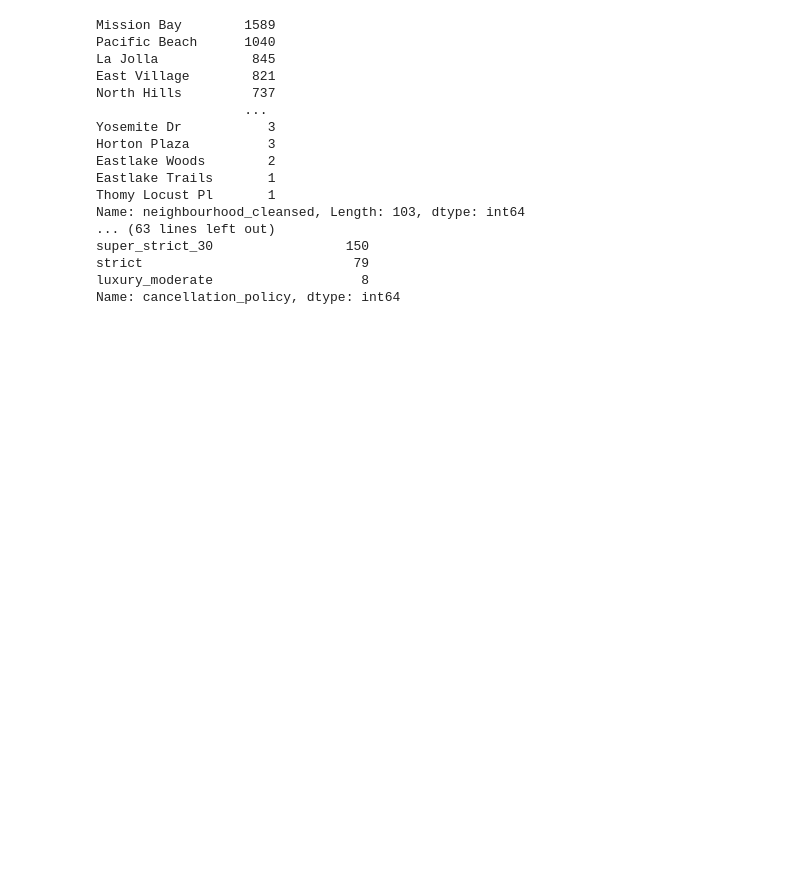
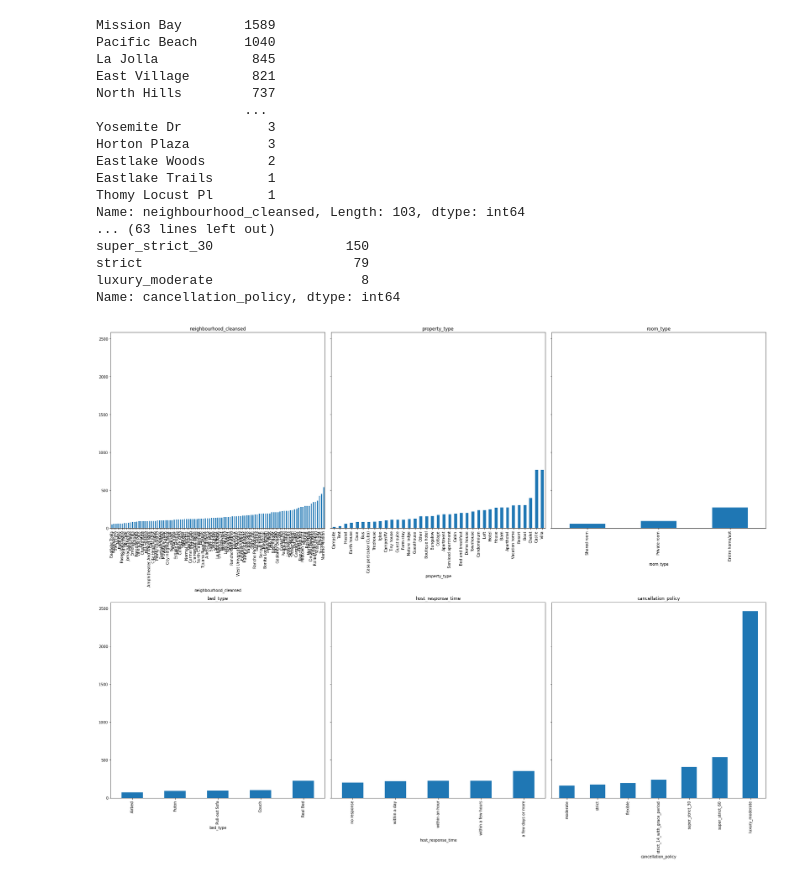
Before and after one commit to eric8395/airbnb_recommendations, a Jupyter notebook: Preprocessing & Data Visualization.ipynb, the cells around one changed output. Saved outputs shown, nothing was run; the diff lists cells and outputs as text; code cells hidden in the pictures; blank space fills up the shorter version.

```diff
--- a/Preprocessing & Data Visualization.ipynb
+++ b/Preprocessing & Data Visualization.ipynb
@@ -240,3 +240,21 @@ super_strict_30                 150
 strict                           79
 luxury_moderate                   8
 Name: cancellation_policy, dtype: int64
+# %%
+fig, axes = plt.subplots(nrows=2, ncols=3, figsize=(25,20), sharey=True)
+
+# Create bar plots
+cat_cols = list(cat_cols)
+
+for col, ax in zip(cat_cols, axes.flatten()):
+    (sd_modeling.groupby(col)        # group values together by column of interest
+         .mean()['nightly_price']    # take the mean of the nightly_price for each group
+         .sort_values()              # sort the groups in ascending order
+         .plot
+         .bar(ax=ax))                # create a bar graph on the ax
+
+    ax.set_title(col)                # Make the title the name of the column
+
+fig.tight_layout()
+# %% [output]
+[figure, added]
```
Also changed, not shown: parts of 25 cells of this notebook, 1 other file.
